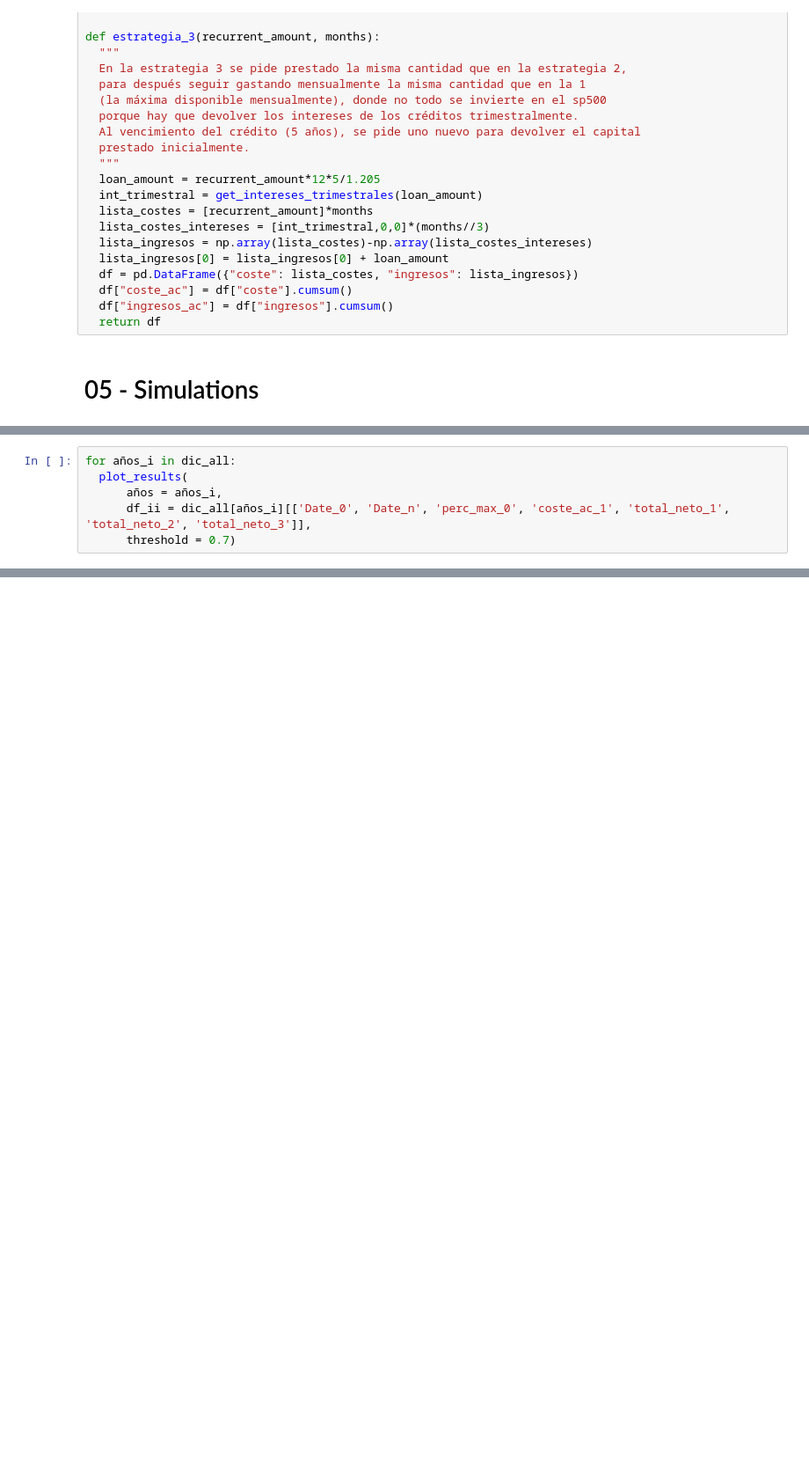
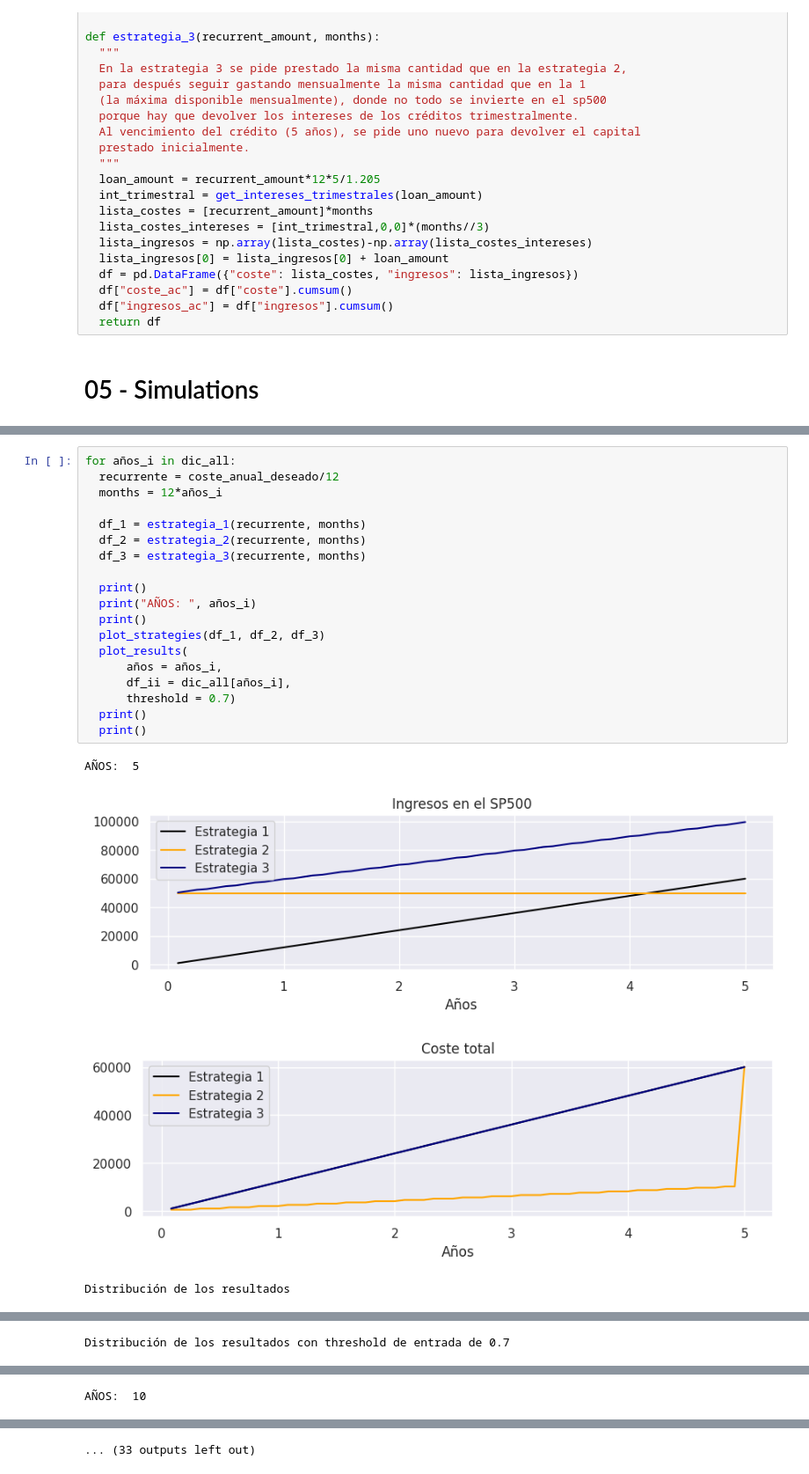
Before and after one commit to JotaBlanco/Creditos_MyInvestor, a Jupyter notebook: Simulación_Créditos.ipynb, the cells around one changed output, grey strips where cells are left out. Shown at 88% size. Cells and saved outputs as stored; diff of their text form; blank space fills up the shorter version.

```diff
--- a/Simulación_Créditos.ipynb
+++ b/Simulación_Créditos.ipynb
@@ -307,6 +290,0 @@ for años_i in [5, 10, 15, 20, 25]:
-# %%
-for años_i in dic_all:
-  plot_results(
-      años = años_i,
-      df_ii = dic_all[años_i][['Date_0', 'Date_n', 'perc_max_0', 'coste_ac_1', 'total_neto_1', 'total_neto_2', 'total_neto_3']],
-      threshold = 0.7)
@@ -374,0 +352,24 @@ for años_i in dic_all:
+# %%
+for años_i in dic_all:
+  recurrente = coste_anual_deseado/12
+  months = 12*años_i
+
+  df_1 = estrategia_1(recurrente, months)
+  df_2 = estrategia_2(recurrente, months)
+  df_3 = estrategia_3(recurrente, months)
+
+  print()
+  print("AÑOS: ", años_i)
+  print()
+  plot_strategies(df_1, df_2, df_3)
+  plot_results(
+      años = años_i,
+      df_ii = dic_all[años_i],
+      threshold = 0.7)
+  print()
+  print()
+# %% [output]
+AÑOS:  5
+[figure, added]
+[figure, added]
+Distribución de los resultados
@@ -374,0 +386 @@ for años_i in dic_all:
+Distribución de los resultados con threshold de entrada de 0.7
@@ -374,0 +397 @@ for años_i in dic_all:
+AÑOS:  10
@@ -375 +400,2 @@ for años_i in dic_all:
+... (33 outputs left out)
 # %%
```
Also changed, not shown: parts of 9 cells of this notebook.
